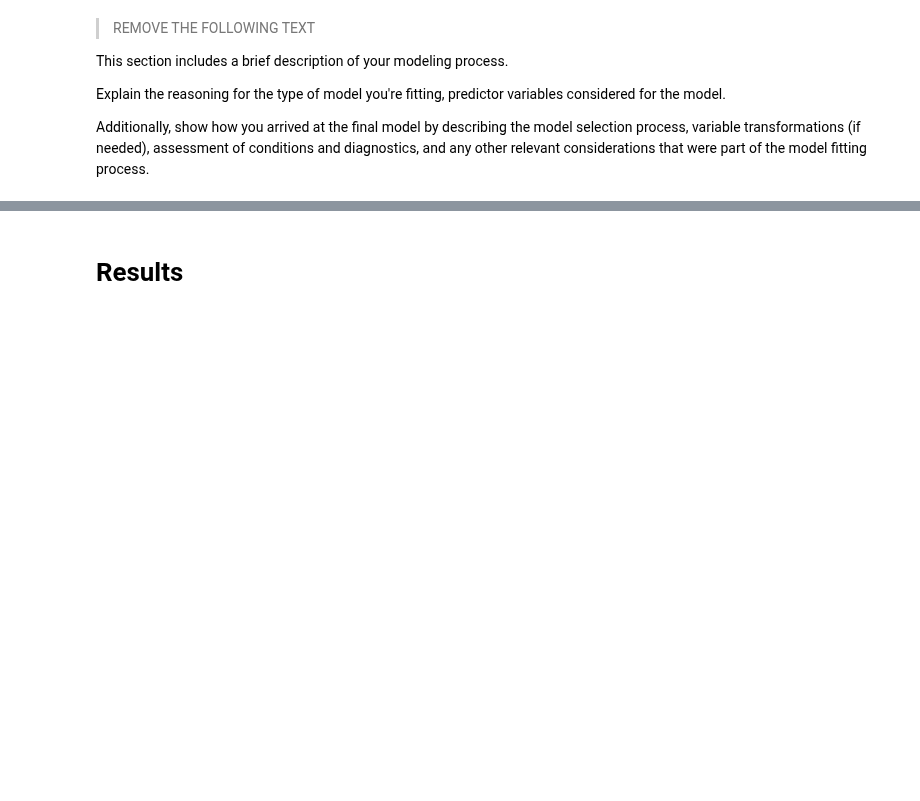
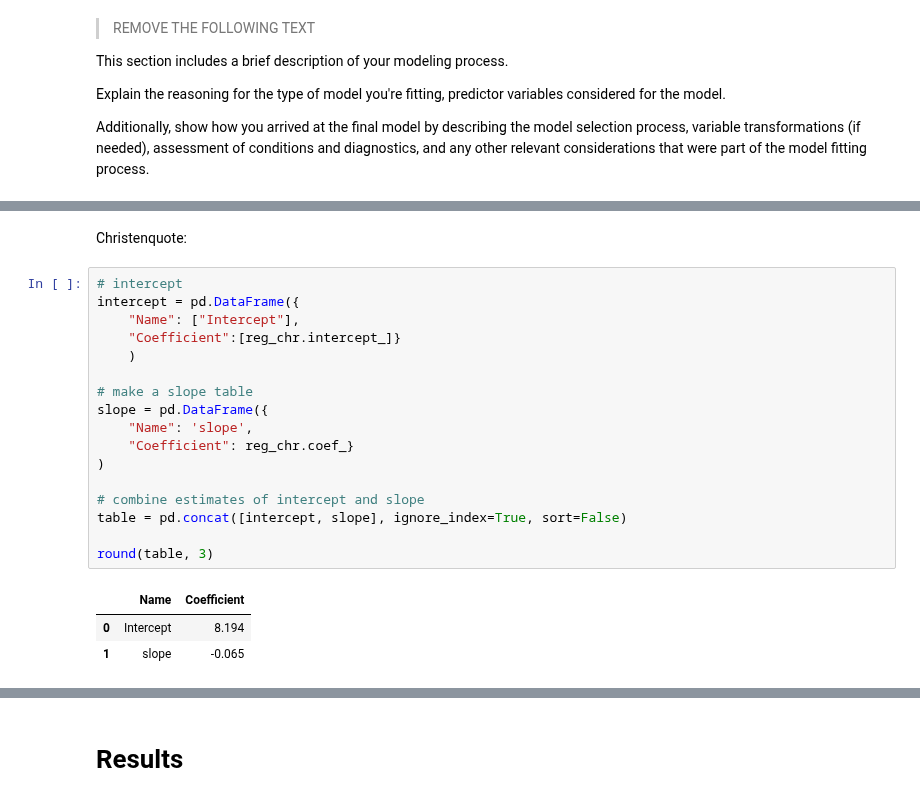
Before and after one commit to NicoHdM/ProjectHdM, a Jupyter notebook: reports/report.ipynb, the cells around one changed output, grey strips where cells are left out. Cells and saved outputs as stored; diff of their text form; blank space fills up the shorter version.

```diff
--- a/reports/report.ipynb
+++ b/reports/report.ipynb
@@ -310,0 +435,23 @@ Diese grob beschriebenen Schritte wollen wir im Folgenden detaillierter erkläre
+# %% [markdown]
+Christenquote:
+# %%
+# intercept
+intercept = pd.DataFrame({
+    "Name": ["Intercept"],
+    "Coefficient":[reg_chr.intercept_]}
+    )
+
+# make a slope table
+slope = pd.DataFrame({
+    "Name": 'slope',
+    "Coefficient": reg_chr.coef_}
+)
+
+# combine estimates of intercept and slope
+table = pd.concat([intercept, slope], ignore_index=True, sort=False)
+
+round(table, 3)
+# %% [output]
+|  | Name | Coefficient |
+| 0 | Intercept | 8.194 |
+| 1 | slope | -0.065 |
```
Also changed, not shown: parts of 21 cells of this notebook, 1 other file.
